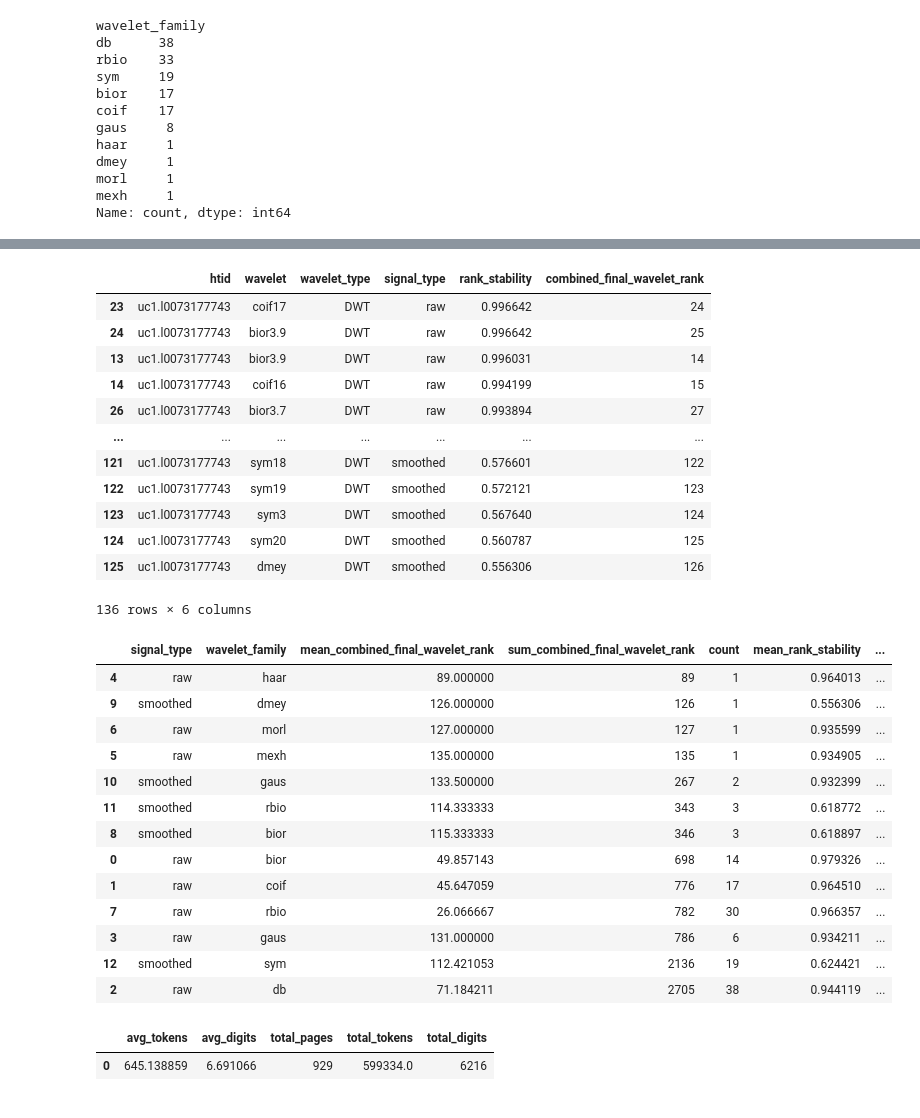
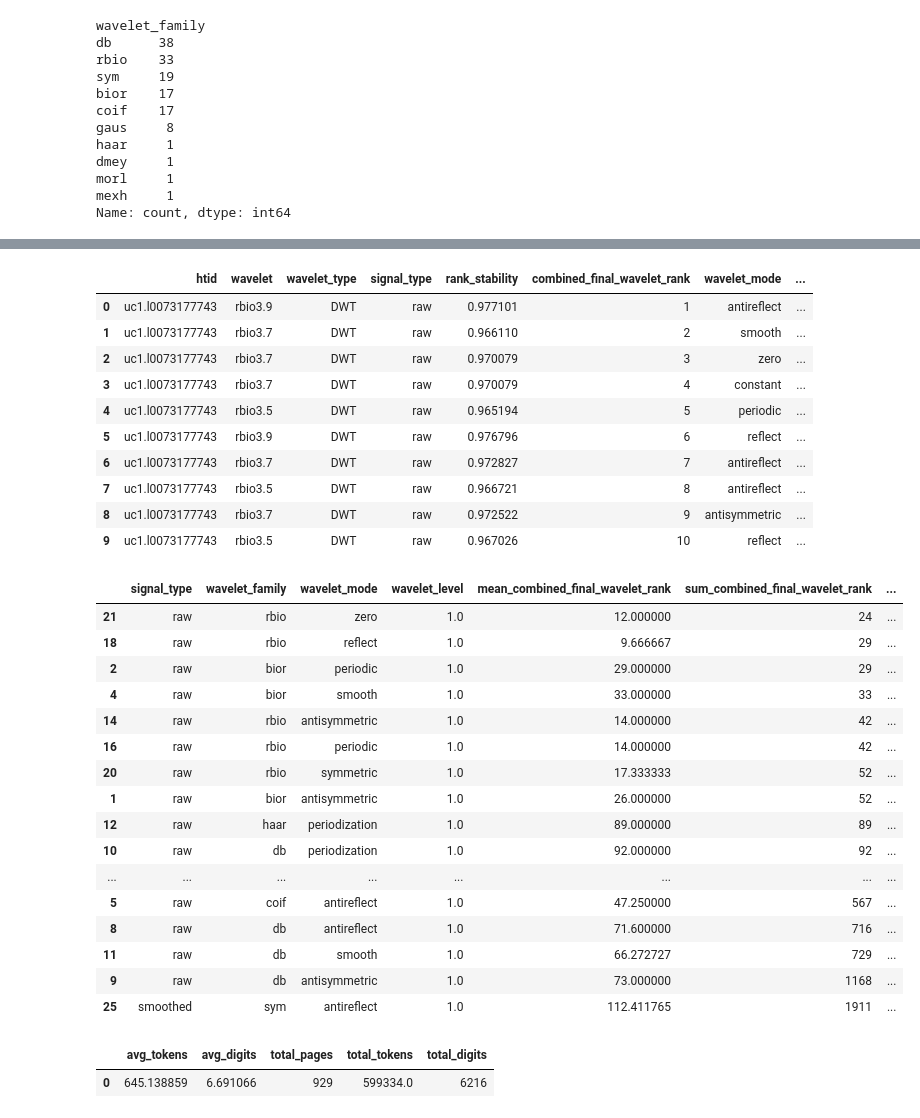
Before and after one commit to Informing-The-Third-World/periodical-wavelet-analysis, a Jupyter notebook: notebooks/IndividualVolumeWaveletEDA.ipynb, the cells around one changed output, grey strips where cells are left out. Saved outputs shown, nothing was run; the diff lists cells and outputs as text; code cells hidden in the pictures.

```diff
--- a/notebooks/IndividualVolumeWaveletEDA.ipynb
+++ b/notebooks/IndividualVolumeWaveletEDA.ipynb
@@ -170,44 +174,45 @@ rank_columns = ['wavelet_rank', 'final_wavelet_rank', 'combined_wavelet_rank', '
 subset_combined_results_df = calculate_rank_stability(subset_combined_results_df, rank_columns)
 
 # Sort by rank stability
-subset_combined_results_df.sort_values(by='rank_stability', ascending=False)[[ 'htid',  'wavelet', 'wavelet_type', 'signal_type', 'rank_stability', 'combined_final_wavelet_rank']]
+subset_combined_results_df.sort_values(by=['combined_final_wavelet_rank', 'rank_stability'], ascending=[True, False])[[ 'htid',  'wavelet', 'wavelet_type', 'signal_type', 'rank_stability', 'combined_final_wavelet_rank', 'wavelet_mode', 'wavelet_level']].head(10)
 # %% [output]
-|  | htid | wavelet | wavelet_type | signal_type | rank_stability | combined_final_wavelet_rank |
-| 23 | uc1.l0073177743 | coif17 | DWT | raw | 0.996642 | 24 |
-| 24 | uc1.l0073177743 | bior3.9 | DWT | raw | 0.996642 | 25 |
-| 13 | uc1.l0073177743 | bior3.9 | DWT | raw | 0.996031 | 14 |
-| 14 | uc1.l0073177743 | coif16 | DWT | raw | 0.994199 | 15 |
-| 26 | uc1.l0073177743 | bior3.7 | DWT | raw | 0.993894 | 27 |
-| ... | ... | ... | ... | ... | ... | ... |
-| 121 | uc1.l0073177743 | sym18 | DWT | smoothed | 0.576601 | 122 |
-| 122 | uc1.l0073177743 | sym19 | DWT | smoothed | 0.572121 | 123 |
-| 123 | uc1.l0073177743 | sym3 | DWT | smoothed | 0.567640 | 124 |
-| 124 | uc1.l0073177743 | sym20 | DWT | smoothed | 0.560787 | 125 |
-| 125 | uc1.l0073177743 | dmey | DWT | smoothed | 0.556306 | 126 |
+|  | htid | wavelet | wavelet_type | signal_type | rank_stability | combined_final_wavelet_rank | wavelet_mode | ... |
+| 0 | uc1.l0073177743 | rbio3.9 | DWT | raw | 0.977101 | 1 | antireflect | ... |
+| 1 | uc1.l0073177743 | rbio3.7 | DWT | raw | 0.966110 | 2 | smooth | ... |
+| 2 | uc1.l0073177743 | rbio3.7 | DWT | raw | 0.970079 | 3 | zero | ... |
+| 3 | uc1.l0073177743 | rbio3.7 | DWT | raw | 0.970079 | 4 | constant | ... |
+| 4 | uc1.l0073177743 | rbio3.5 | DWT | raw | 0.965194 | 5 | periodic | ... |
+| 5 | uc1.l0073177743 | rbio3.9 | DWT | raw | 0.976796 | 6 | reflect | ... |
+| 6 | uc1.l0073177743 | rbio3.7 | DWT | raw | 0.972827 | 7 | antireflect | ... |
+| 7 | uc1.l0073177743 | rbio3.5 | DWT | raw | 0.966721 | 8 | antireflect | ... |
+| 8 | uc1.l0073177743 | rbio3.7 | DWT | raw | 0.972522 | 9 | antisymmetric | ... |
+| 9 | uc1.l0073177743 | rbio3.5 | DWT | raw | 0.967026 | 10 | reflect | ... |
-136 rows × 6 columns
 # %%
-family_summary = subset_combined_results_df.groupby(['signal_type', 'wavelet_family']).agg({
+family_summary = subset_combined_results_df.groupby(['signal_type', 'wavelet_family', 'wavelet_mode', 'wavelet_level']).agg({
     'combined_final_score': ['mean', 'std', 'min', 'max'],
 	'combined_final_wavelet_rank': ['mean', 'std', 'min', 'max', 'sum'],
     'rank_stability': ['mean', 'std'],
 	'htid': ['count', 'nunique']
 }).reset_index()
 
-family_summary.columns = ['signal_type', 'wavelet_family', 'mean_combined_final_score', 'std_combined_final_score', 'min_combined_final_score', 'max_combined_final_score', 'mean_combined_final_wavelet_rank', 'std_combined_final_wavelet_rank', 'min_combined_final_wavelet_rank', 'max_combined_final_wavelet_rank', 'sum_combined_final_wavelet_rank', 'mean_rank_stability', 'std_rank_stability', 'count', 'unique_htid']
-family_summary.sort_values(by=['unique_htid', 'sum_combined_final_wavelet_rank', 'mean_combined_final_wavelet_rank'], ascending=[False, True, True])[['signal_type', 'wavelet_family', 'mean_combined_final_wavelet_rank', 'sum_combined_final_wavelet_rank', 'count', 'mean_rank_stability', 'unique_htid']]
+family_summary.columns = ['signal_type', 'wavelet_family', 'wavelet_mode', 'wavelet_level', 'mean_combined_final_score', 'std_combined_final_score', 'min_combined_final_score', 'max_combined_final_score', 'mean_combined_final_wavelet_rank', 'std_combined_final_wavelet_rank', 'min_combined_final_wavelet_rank', 'max_combined_final_wavelet_rank', 'sum_combined_final_wavelet_rank', 'mean_rank_stability', 'std_rank_stability', 'count', 'unique_htid']
+family_summary.sort_values(by=['unique_htid', 'sum_combined_final_wavelet_rank', 'mean_combined_final_wavelet_rank'], ascending=[False, True, True])[['signal_type', 'wavelet_family', 'wavelet_mode', 'wavelet_level', 'mean_combined_final_wavelet_rank', 'sum_combined_final_wavelet_rank', 'count', 'mean_rank_stability', 'unique_htid']]
 # %% [output]
-|  | signal_type | wavelet_family | mean_combined_final_wavelet_rank | sum_combined_final_wavelet_rank | count | mean_rank_stability | ... |
-| 4 | raw | haar | 89.000000 | 89 | 1 | 0.964013 | ... |
-| 9 | smoothed | dmey | 126.000000 | 126 | 1 | 0.556306 | ... |
-| 6 | raw | morl | 127.000000 | 127 | 1 | 0.935599 | ... |
-| 5 | raw | mexh | 135.000000 | 135 | 1 | 0.934905 | ... |
-| 10 | smoothed | gaus | 133.500000 | 267 | 2 | 0.932399 | ... |
-| 11 | smoothed | rbio | 114.333333 | 343 | 3 | 0.618772 | ... |
-| 8 | smoothed | bior | 115.333333 | 346 | 3 | 0.618897 | ... |
-| 0 | raw | bior | 49.857143 | 698 | 14 | 0.979326 | ... |
-| 1 | raw | coif | 45.647059 | 776 | 17 | 0.964510 | ... |
-| 7 | raw | rbio | 26.066667 | 782 | 30 | 0.966357 | ... |
-| 3 | raw | gaus | 131.000000 | 786 | 6 | 0.934211 | ... |
-| 12 | smoothed | sym | 112.421053 | 2136 | 19 | 0.624421 | ... |
-| 2 | raw | db | 71.184211 | 2705 | 38 | 0.944119 | ... |
+|  | signal_type | wavelet_family | wavelet_mode | wavelet_level | mean_combined_final_wavelet_rank | sum_combined_final_wavelet_rank | ... |
+| 21 | raw | rbio | zero | 1.0 | 12.000000 | 24 | ... |
+| 18 | raw | rbio | reflect | 1.0 | 9.666667 | 29 | ... |
+| 2 | raw | bior | periodic | 1.0 | 29.000000 | 29 | ... |
+| 4 | raw | bior | smooth | 1.0 | 33.000000 | 33 | ... |
+| 14 | raw | rbio | antisymmetric | 1.0 | 14.000000 | 42 | ... |
+| 16 | raw | rbio | periodic | 1.0 | 14.000000 | 42 | ... |
+| 20 | raw | rbio | symmetric | 1.0 | 17.333333 | 52 | ... |
+| 1 | raw | bior | antisymmetric | 1.0 | 26.000000 | 52 | ... |
+| 12 | raw | haar | periodization | 1.0 | 89.000000 | 89 | ... |
+| 10 | raw | db | periodization | 1.0 | 92.000000 | 92 | ... |
+| ... | ... | ... | ... | ... | ... | ... | ... |
+| 5 | raw | coif | antireflect | 1.0 | 47.250000 | 567 | ... |
+| 8 | raw | db | antireflect | 1.0 | 71.600000 | 716 | ... |
+| 11 | raw | db | smooth | 1.0 | 66.272727 | 729 | ... |
+| 9 | raw | db | antisymmetric | 1.0 | 73.000000 | 1168 | ... |
+| 25 | smoothed | sym | antireflect | 1.0 | 112.411765 | 1911 | ... |
 # %%
```
Also changed, not shown: parts of 25 cells of this notebook, 1 other file.
